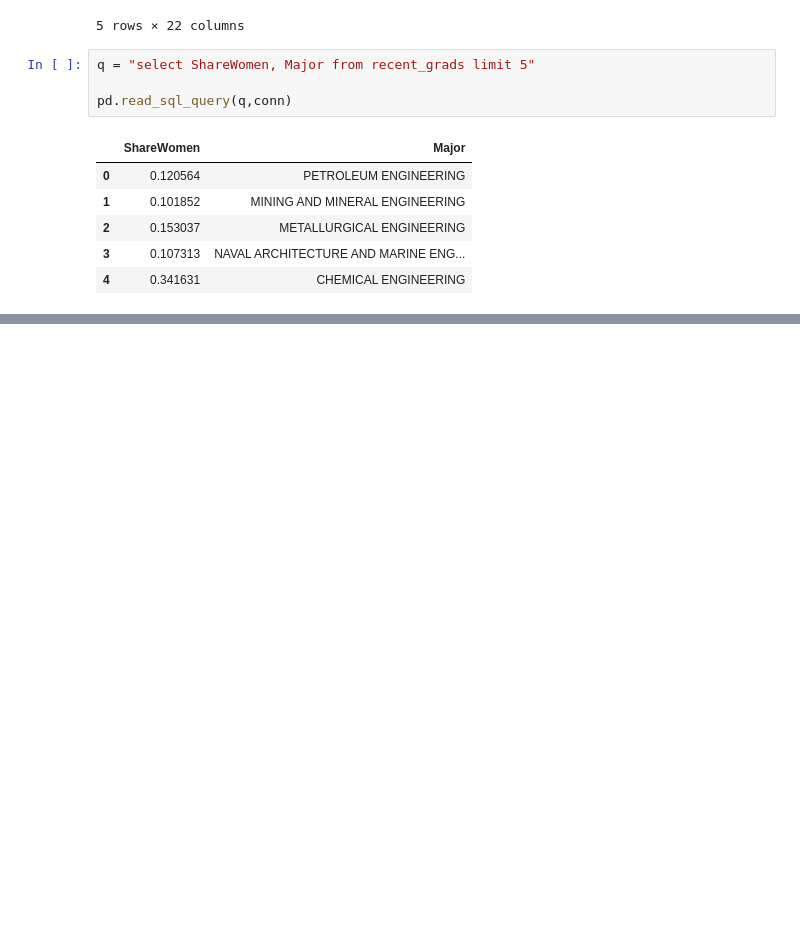
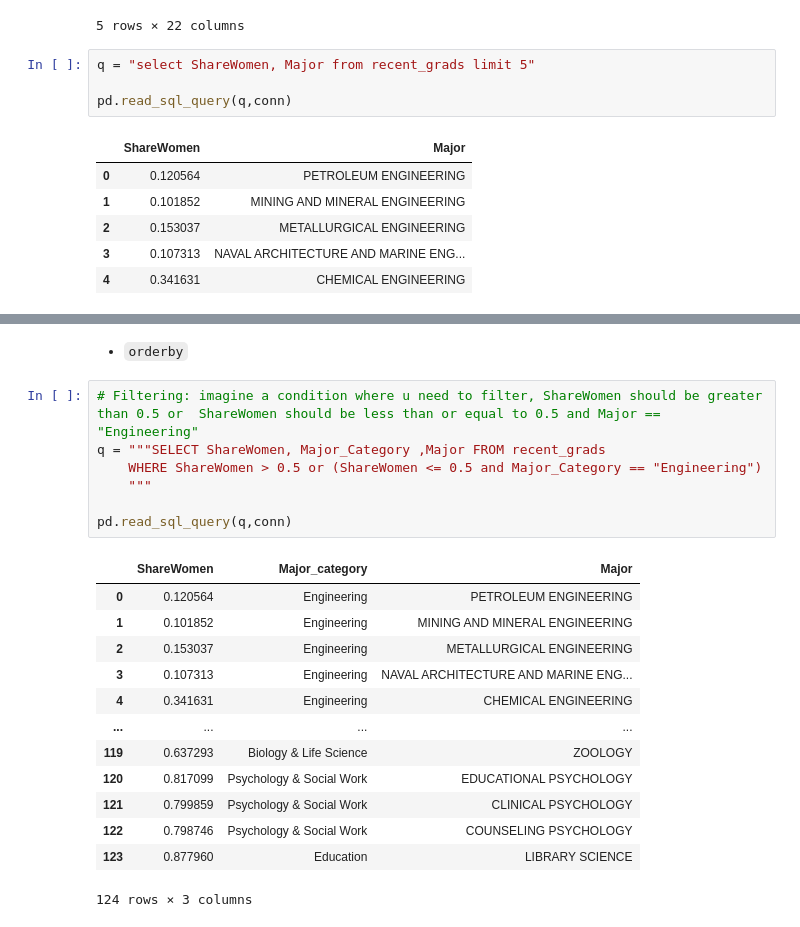
Before and after one commit to MoeedKhan-AMK/Applied-Data-Science, a Jupyter notebook: SQL/SQL Class_1 13th Sept/sqlite_class_1.ipynb, the cells around one changed output, grey strips where cells are left out. Drawn from its saved outputs; the diff is of its cells as text; blank space fills up the shorter version.

```diff
--- a/SQL/SQL Class_1 13th Sept/sqlite_class_1.ipynb
+++ b/SQL/SQL Class_1 13th Sept/sqlite_class_1.ipynb
@@ -61,0 +106,23 @@ pd.read_sql_query(q,conn)
+# %% [markdown]
+- `orderby`
+# %%
+# Filtering: imagine a condition where u need to filter, ShareWomen should be greater than 0.5 or  ShareWomen should be less than or equal to 0.5 and Major == "Engineering"
+q = """SELECT ShareWomen, Major_Category ,Major FROM recent_grads
+    WHERE ShareWomen > 0.5 or (ShareWomen <= 0.5 and Major_Category == "Engineering")
+    """
+
+pd.read_sql_query(q,conn)
+# %% [output]
+|  | ShareWomen | Major_category | Major |
+| 0 | 0.120564 | Engineering | PETROLEUM ENGINEERING |
+| 1 | 0.101852 | Engineering | MINING AND MINERAL ENGINEERING |
+| 2 | 0.153037 | Engineering | METALLURGICAL ENGINEERING |
+| 3 | 0.107313 | Engineering | NAVAL ARCHITECTURE AND MARINE ENG... |
+| 4 | 0.341631 | Engineering | CHEMICAL ENGINEERING |
+| ... | ... | ... | ... |
+| 119 | 0.637293 | Biology & Life Science | ZOOLOGY |
+| 120 | 0.817099 | Psychology & Social Work | EDUCATIONAL PSYCHOLOGY |
+| 121 | 0.799859 | Psychology & Social Work | CLINICAL PSYCHOLOGY |
+| 122 | 0.798746 | Psychology & Social Work | COUNSELING PSYCHOLOGY |
+| 123 | 0.877960 | Education | LIBRARY SCIENCE |
+124 rows × 3 columns
```
Also changed, not shown: parts of 23 cells of this notebook.
